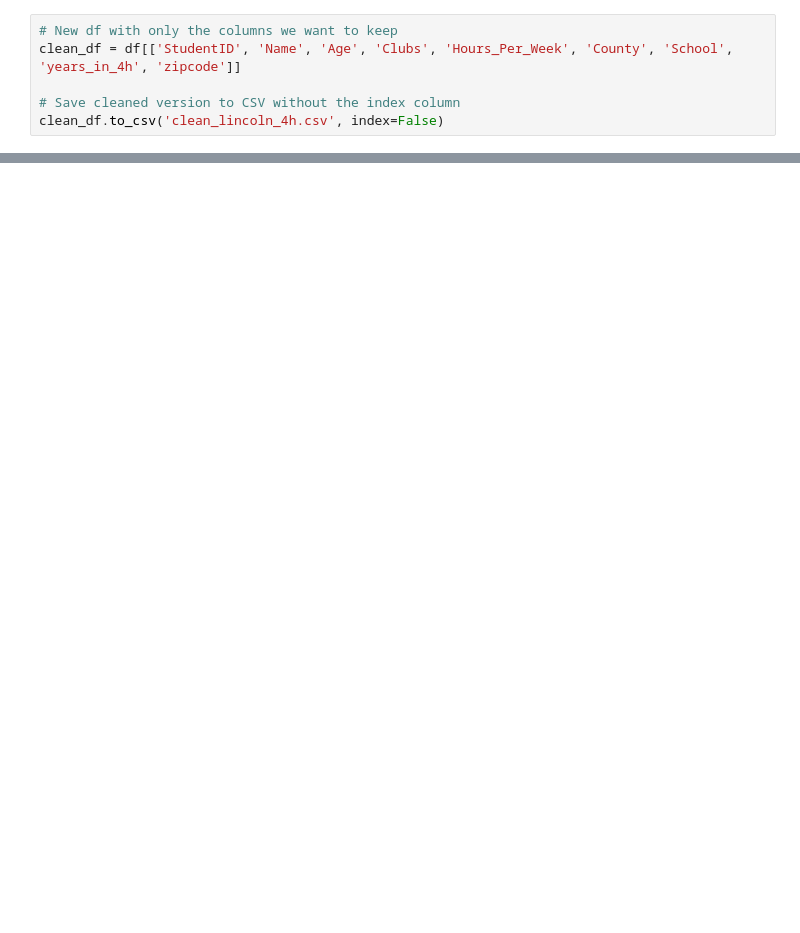
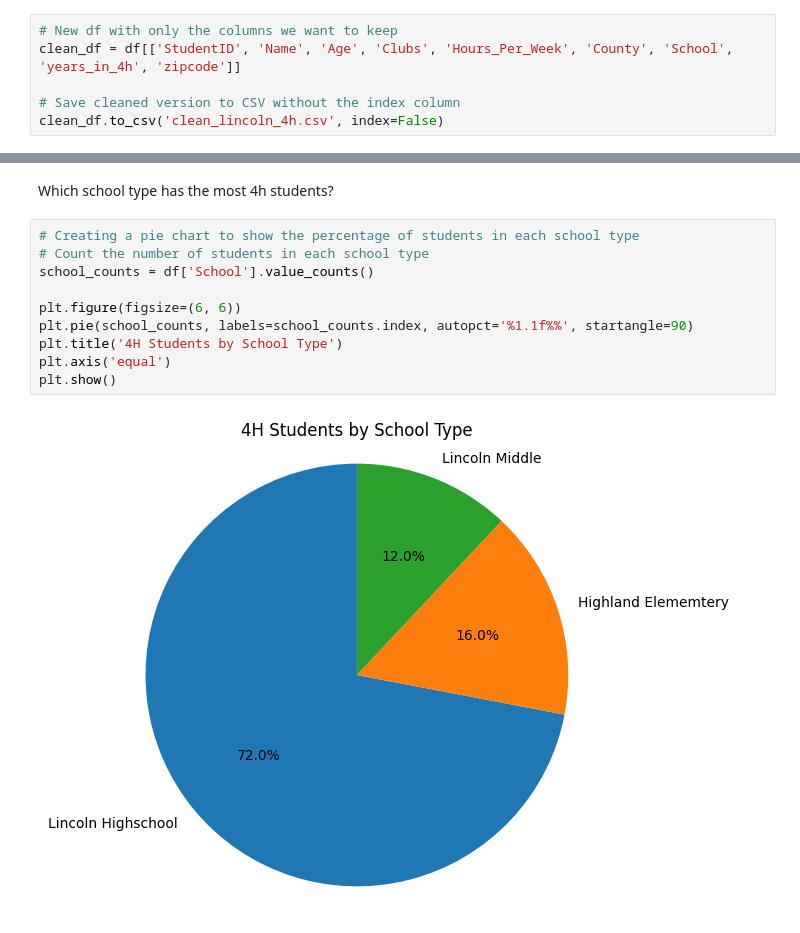
Before and after one commit to KCrowe03/KY-4H-Data-Visualization, a Jupyter notebook: Notebooks/lincoln_4h_analysis.ipynb, the cells around one changed output, grey strips where cells are left out. Cells and saved outputs as stored; diff of their text form; blank space fills up the shorter version.

```diff
--- a/Notebooks/lincoln_4h_analysis.ipynb
+++ b/Notebooks/lincoln_4h_analysis.ipynb
@@ -66,0 +111,14 @@ clean_df.to_csv('clean_lincoln_4h.csv', index=False)
+# %% [markdown]
+Which school type has the most 4h students?
+# %%
+# Creating a pie chart to show the percentage of students in each school type
+# Count the number of students in each school type
+school_counts = df['School'].value_counts()
+
+plt.figure(figsize=(6, 6))
+plt.pie(school_counts, labels=school_counts.index, autopct='%1.1f%%', startangle=90)
+plt.title('4H Students by School Type')
+plt.axis('equal')
+plt.show()
+# %% [output]
+[figure, added]
```
Also changed, not shown: parts of 8 cells of this notebook.
